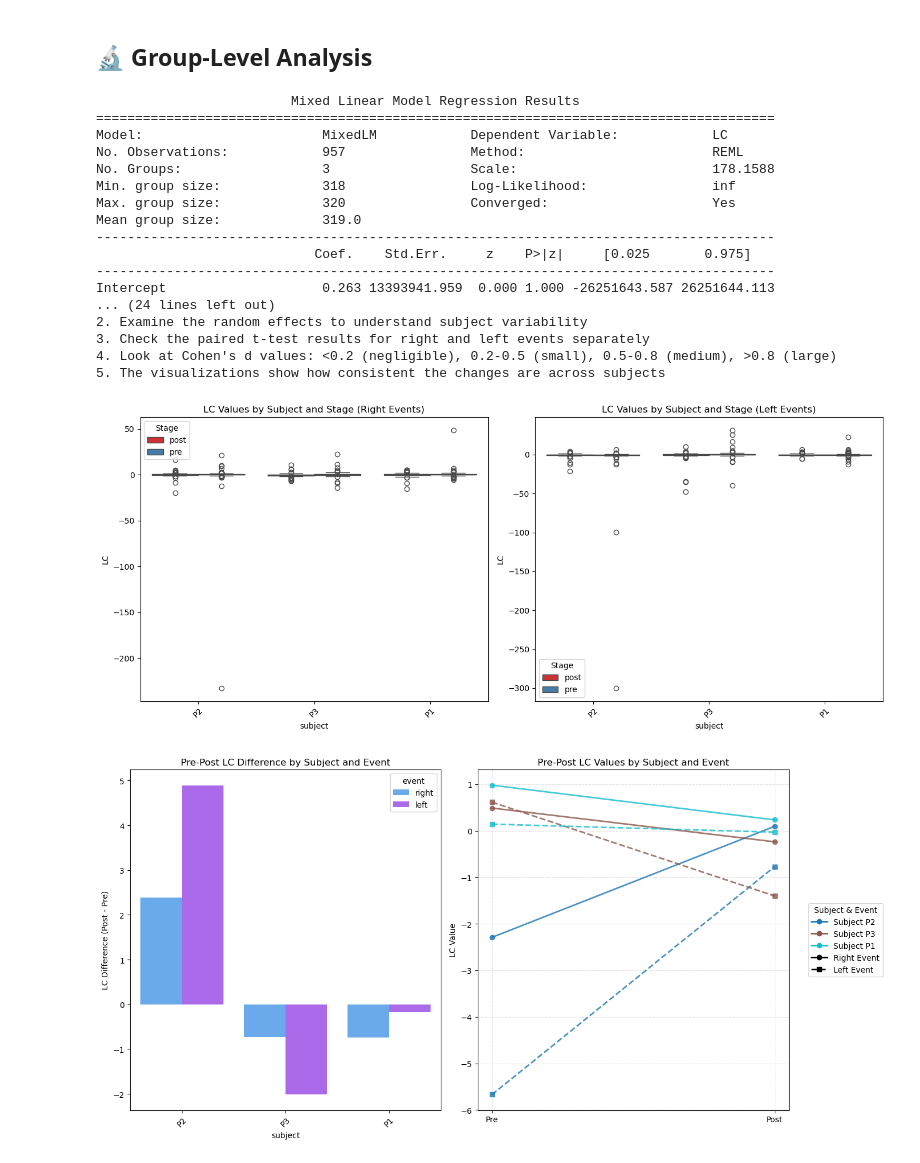
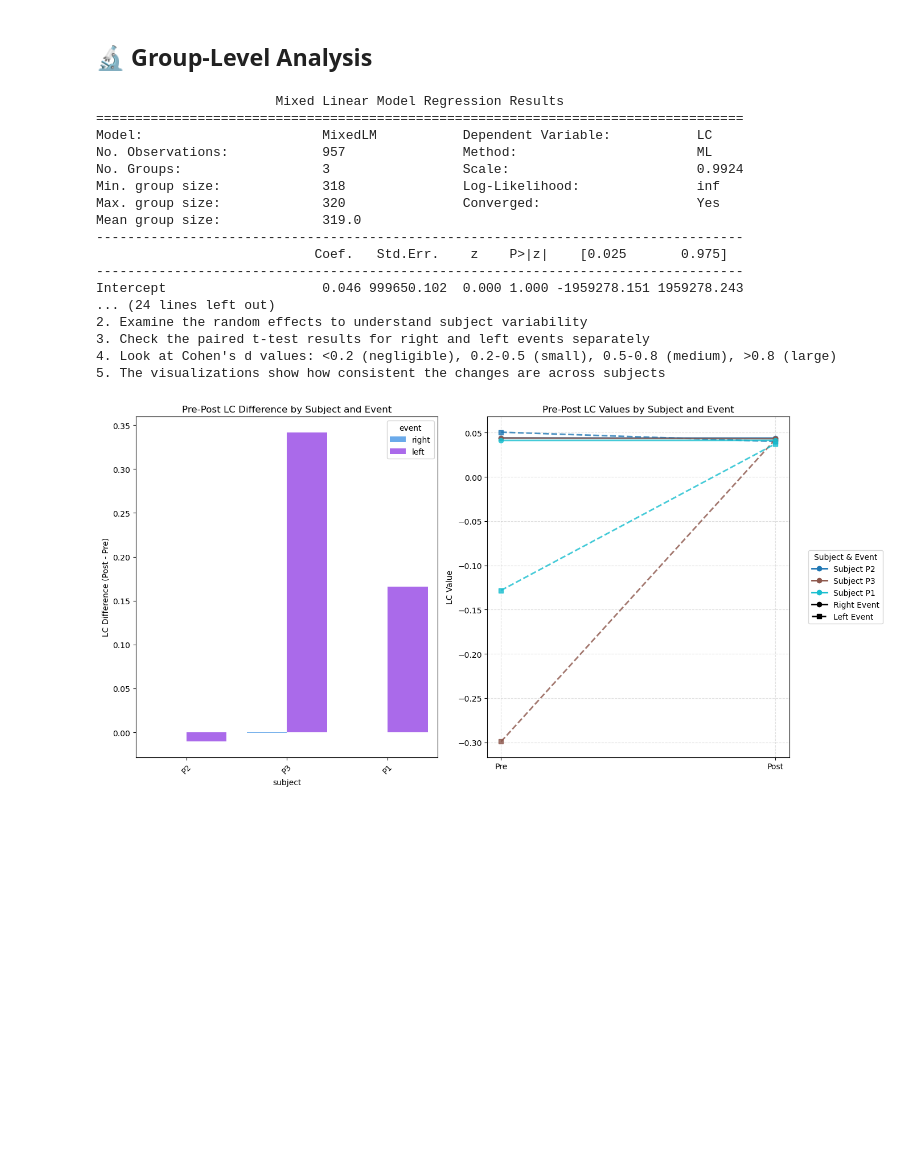
Before and after one commit to victor-cali/stroke-rehab-data-analysis, a Jupyter notebook: notebooks/2.0-laterality-coefficient-analysis.ipynb, the cells around one changed output. Saved outputs shown, nothing was run; the diff lists cells and outputs as text; code cells hidden in the pictures; blank space fills up the shorter version.

Commit message:
Final analysis LC

```diff
--- a/notebooks/2.0-laterality-coefficient-analysis.ipynb
+++ b/notebooks/2.0-laterality-coefficient-analysis.ipynb
@@ -70,46 +96,16 @@ plt.show()
 # %% [markdown]
 ## 🔬 Group-Level Analysis
 # %%
-# Assuming you have your data in a DataFrame called 'df'
-# with columns ['subject', 'stage', 'split', 'event', 'LC']
-
-# 1. Exploratory Data Analysis
-# ----------------------------
-
-# Create visualization to compare pre vs post by event type
-plt.figure(figsize=(14, 6))
-
-# Create subplot for 'right' events
-plt.subplot(1, 2, 1)
-right_data = df[df['event'] == 'right']
-sns.boxplot(x='subject', y='LC', hue='stage', data=right_data, palette='Set1')
-plt.title('LC Values by Subject and Stage (Right Events)')
-plt.xticks(rotation=45)
-plt.legend(title='Stage')
-
-# Create subplot for 'left' events
-plt.subplot(1, 2, 2)
-left_data = df[df['event'] == 'left']
-sns.boxplot(x='subject', y='LC', hue='stage', data=left_data, palette='Set1')
-plt.title('LC Values by Subject and Stage (Left Events)')
-plt.xticks(rotation=45)
-plt.legend(title='Stage')
-
-plt.tight_layout()
-plt.savefig('lc_boxplot.png')
-
-# 2. Linear Mixed Effects Model
-# -----------------------------
-
 # Fit the mixed effects model
 # Formula: LC ~ stage + event + stage:event + (1|subject)
 # This tests for main effects of stage and event, plus their interaction,
 # with a random intercept for each subject
+df['LC'] = (df['LC'] - df['LC'].mean()) / df['LC'].std()
 
 model = mixedlm("LC ~ stage + event + stage:event",
                 data=df,
                 groups=df["subject"])
-result = model.fit()
+result = model.fit(reml=False)
 print(result.summary())
 
 # 3. Post-hoc Analysis
@@ -315,44 +311,42 @@ if not viz_df.empty:
         # For fewer subjects, include the subject legend
         plt.legend(handles=subject_legend_elements + event_legend_elements,
                 loc='center left', bbox_to_anchor=(1.05, 0.5), title='Subject & Event')
     else:
         # For many subjects, just show event legend to avoid overcrowding
         plt.legend(handles=event_legend_elements, loc='upper right', title='Event Type')
         print("\nNote: Subject color legend omitted due to large number of subjects")
 
     plt.tight_layout()
-    plt.savefig('pre_post_changes.png')
 else:
     print("\nNot enough data for visualization of pre-post changes")
 
 # 6. Interpretation Guidelines
 # ---------------------------
 print("\nInterpretation Guidelines:")
 print("1. Check the mixed model p-values:")
 print("   - Stage effect: Is there a significant difference between pre and post regardless of event?")
 print("   - Event effect: Is there a significant difference between right and left events?")
 print("   - Interaction: Does the pre-post difference depend on the event type?")
 print("2. Examine the random effects to understand subject variability")
 print("3. Check the paired t-test results for right and left events separately")
 print("4. Look at Cohen's d values: <0.2 (negligible), 0.2-0.5 (small), 0.5-0.8 (medium), >0.8 (large)")
 print("5. The visualizations show how consistent the changes are across subjects")
 # %% [output]
-                         Mixed Linear Model Regression Results
-=======================================================================================
-Model:                       MixedLM            Dependent Variable:            LC
-No. Observations:            957                Method:                        REML
-No. Groups:                  3                  Scale:                         178.1588
-Min. group size:             318                Log-Likelihood:                inf
-Max. group size:             320                Converged:                     Yes
+                       Mixed Linear Model Regression Results
+===================================================================================
+Model:                       MixedLM           Dependent Variable:           LC
+No. Observations:            957               Method:                       ML
+No. Groups:                  3                 Scale:                        0.9924
+Min. group size:             318               Log-Likelihood:               inf
+Max. group size:             320               Converged:                    Yes
 Mean group size:             319.0
----------------------------------------------------------------------------------------
-                            Coef.    Std.Err.     z    P>|z|     [0.025       0.975]
----------------------------------------------------------------------------------------
-Intercept                    0.263 13393941.959  0.000 1.000 -26251643.587 26251644.113
+-----------------------------------------------------------------------------------
+                            Coef.   Std.Err.    z    P>|z|    [0.025       0.975]
+-----------------------------------------------------------------------------------
+Intercept                    0.046 999650.102  0.000 1.000 -1959278.151 1959278.243
 ... (24 lines left out)
 2. Examine the random effects to understand subject variability
 3. Check the paired t-test results for right and left events separately
 4. Look at Cohen's d values: <0.2 (negligible), 0.2-0.5 (small), 0.5-0.8 (medium), >0.8 (large)
 5. The visualizations show how consistent the changes are across subjects
-[figure, old version]
+[figure, new version]
-[figure, removed]
```
Also changed, not shown: parts of 8 cells of this notebook, 6 other files.
